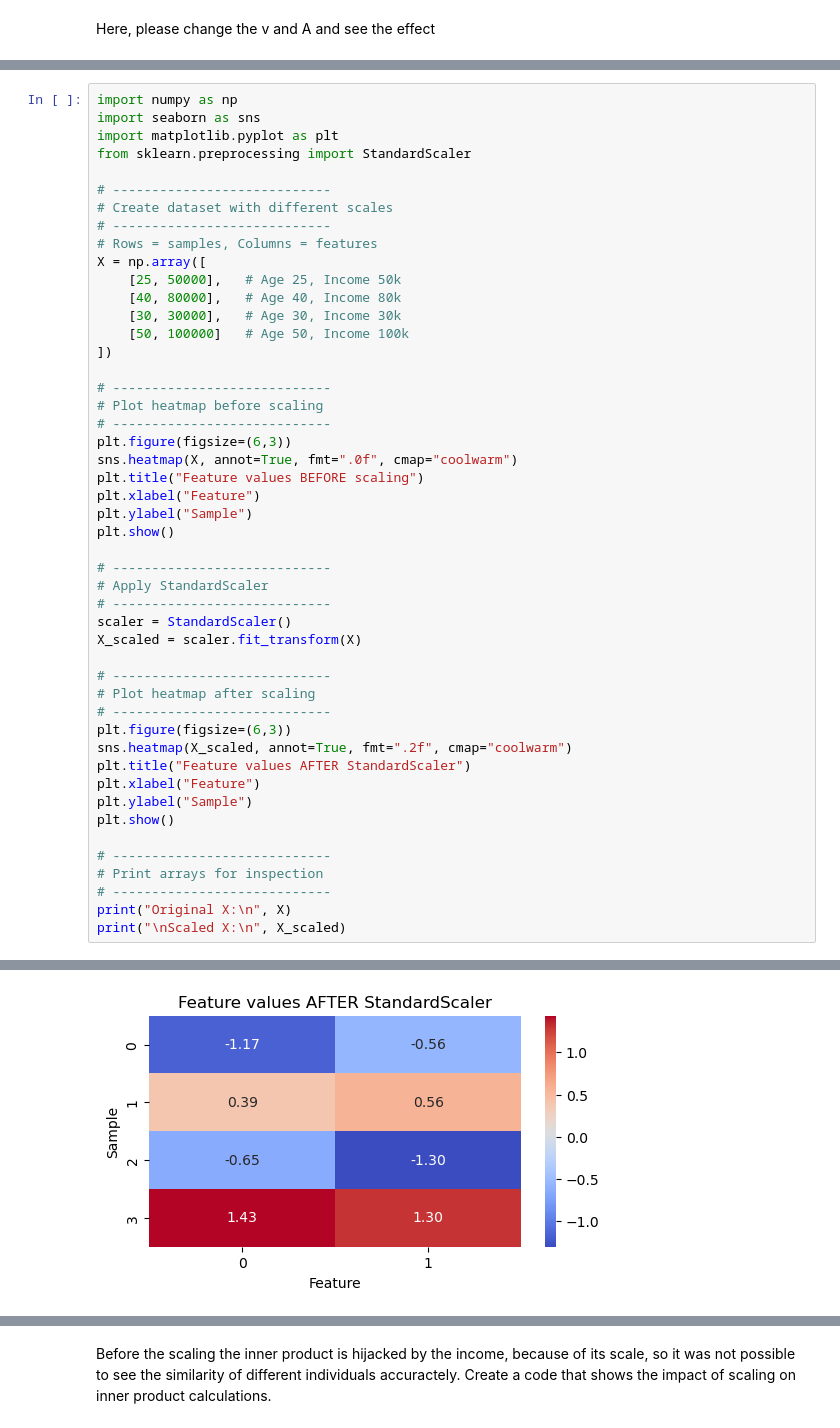
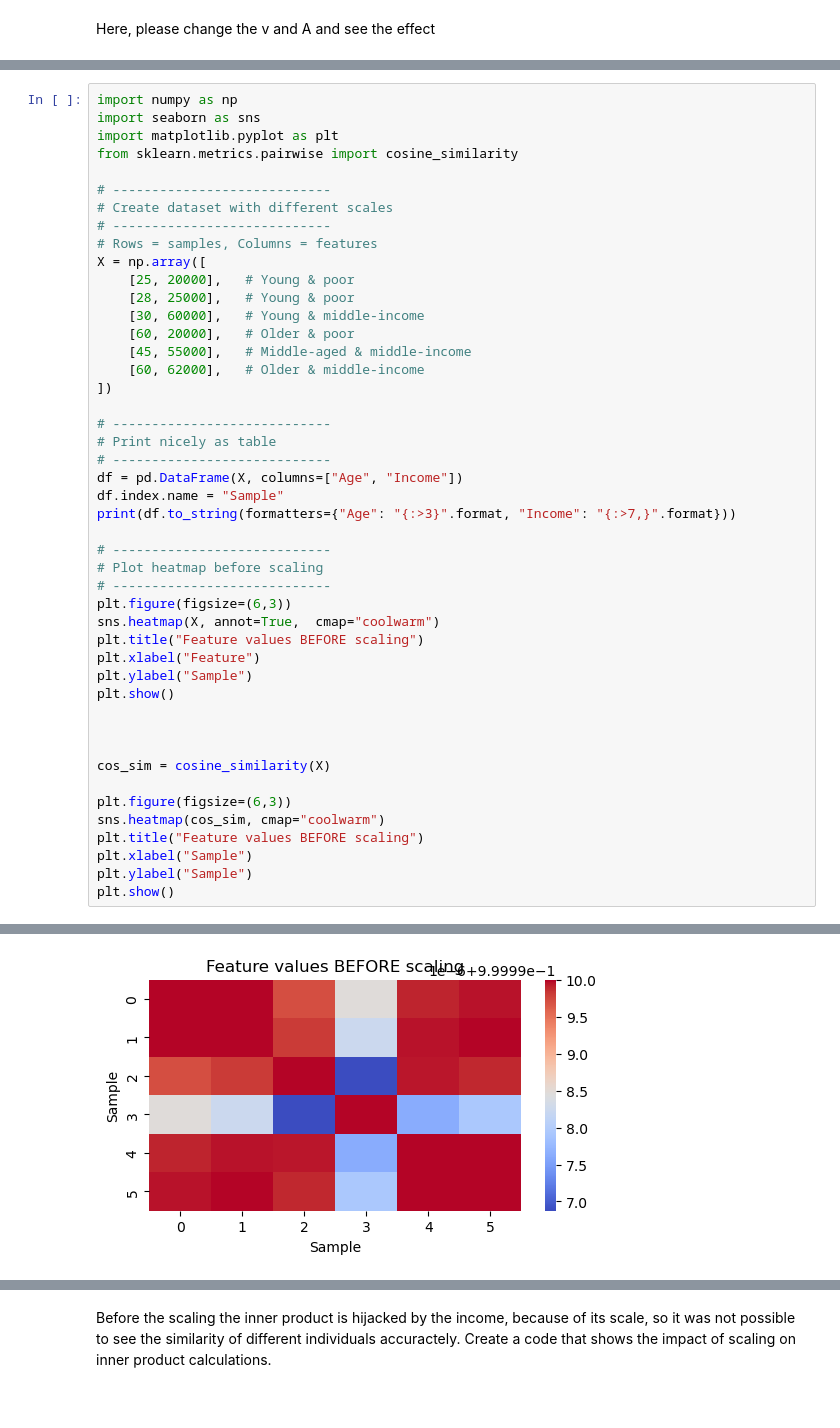
Before and after one commit to imanmossavat/ml-teaching-materials-fontys, a Jupyter notebook: ML Studio/S4_Inner_product.ipynb, the cells around one changed output, grey strips where cells are left out. Saved outputs shown, nothing was run; the diff lists cells and outputs as text.

```diff
--- a/ML Studio/S4_Inner_product.ipynb
+++ b/ML Studio/S4_Inner_product.ipynb
@@ -393,48 +499,46 @@ We’ll create a toy dataset and visualize it with a heatmap **before and after
 import numpy as np
 import seaborn as sns
 import matplotlib.pyplot as plt
-from sklearn.preprocessing import StandardScaler
+from sklearn.metrics.pairwise import cosine_similarity
 
 # ----------------------------
 # Create dataset with different scales
 # ----------------------------
 # Rows = samples, Columns = features
 X = np.array([
-    [25, 50000],   # Age 25, Income 50k
-    [40, 80000],   # Age 40, Income 80k
-    [30, 30000],   # Age 30, Income 30k
-    [50, 100000]   # Age 50, Income 100k
+    [25, 20000],   # Young & poor
+    [28, 25000],   # Young & poor
+    [30, 60000],   # Young & middle-income
+    [60, 20000],   # Older & poor
+    [45, 55000],   # Middle-aged & middle-income
+    [60, 62000],   # Older & middle-income
 ])
+
+# ----------------------------
+# Print nicely as table
+# ----------------------------
+df = pd.DataFrame(X, columns=["Age", "Income"])
+df.index.name = "Sample"
+print(df.to_string(formatters={"Age": "{:>3}".format, "Income": "{:>7,}".format}))
 
 # ----------------------------
 # Plot heatmap before scaling
 # ----------------------------
 plt.figure(figsize=(6,3))
-sns.heatmap(X, annot=True, fmt=".0f", cmap="coolwarm")
+sns.heatmap(X, annot=True,  cmap="coolwarm")
 plt.title("Feature values BEFORE scaling")
 plt.xlabel("Feature")
 plt.ylabel("Sample")
 plt.show()
 
-# ----------------------------
-# Apply StandardScaler
-# ----------------------------
-scaler = StandardScaler()
-X_scaled = scaler.fit_transform(X)
 
-# ----------------------------
-# Plot heatmap after scaling
-# ----------------------------
+
+cos_sim = cosine_similarity(X)
+
 plt.figure(figsize=(6,3))
-sns.heatmap(X_scaled, annot=True, fmt=".2f", cmap="coolwarm")
-plt.title("Feature values AFTER StandardScaler")
-plt.xlabel("Feature")
+sns.heatmap(cos_sim, cmap="coolwarm")
+plt.title("Feature values BEFORE scaling")
+plt.xlabel("Sample")
 plt.ylabel("Sample")
 plt.show()
-
-# ----------------------------
-# Print arrays for inspection
-# ----------------------------
-print("Original X:\n", X)
-print("\nScaled X:\n", X_scaled)
 # %% [output]
@@ -442 +554 @@ print("\nScaled X:\n", X_scaled)
-[figure, old version]
+[figure, new version]
```
Also changed, not shown: parts of 34 cells of this notebook.
